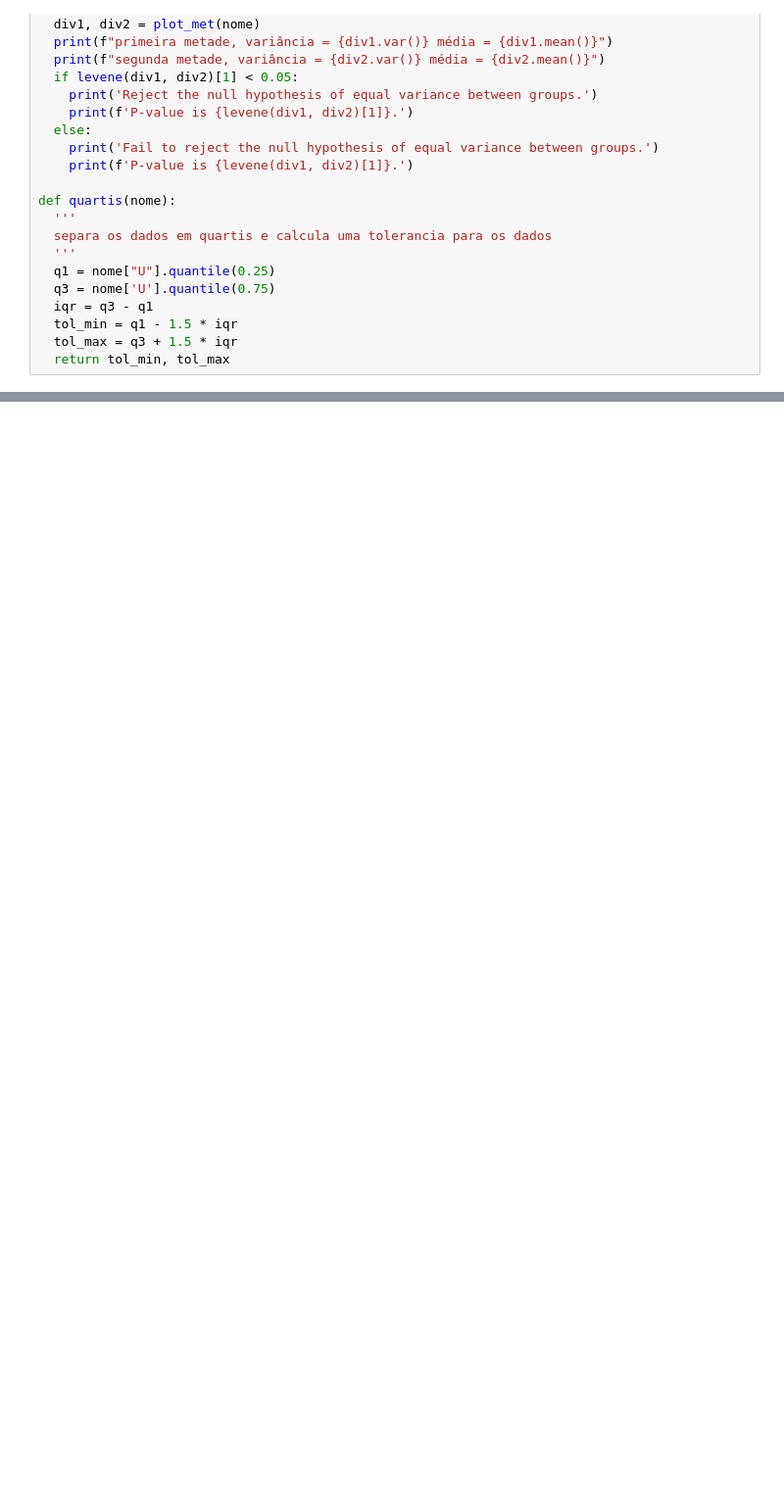
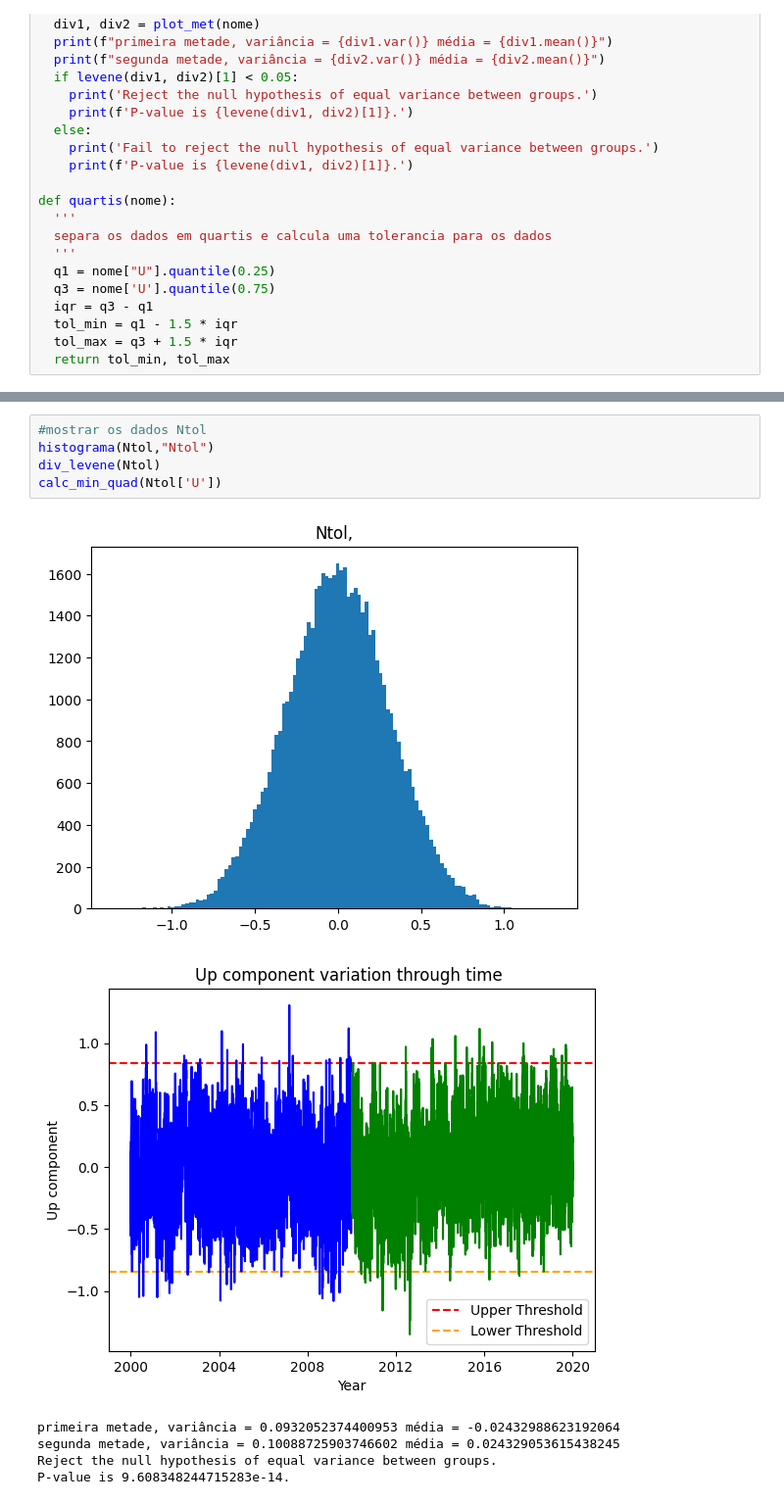
Before and after one commit to Gabxist/I.C., a Jupyter notebook: código_para_juntar_dados.ipynb, the cells around one changed output, grey strips where cells are left out. Shown at 98% size. Cells and saved outputs as stored; diff of their text form; blank space fills up the shorter version.

```diff
--- a/código_para_juntar_dados.ipynb
+++ b/código_para_juntar_dados.ipynb
@@ -208,0 +211,12 @@ P-value is 3.060294098435206e-56.
+# %%
+#mostrar os dados Ntol
+histograma(Ntol,"Ntol")
+div_levene(Ntol)
+calc_min_quad(Ntol['U'])
+# %% [output]
+[figure, added]
+[figure, added]
+primeira metade, variância = 0.0932052374400953 média = -0.02432988623192064
+segunda metade, variância = 0.10088725903746602 média = 0.024329053615438245
+Reject the null hypothesis of equal variance between groups.
+P-value is 9.608348244715283e-14.
```
Also changed, not shown: parts of 16 cells of this notebook.
